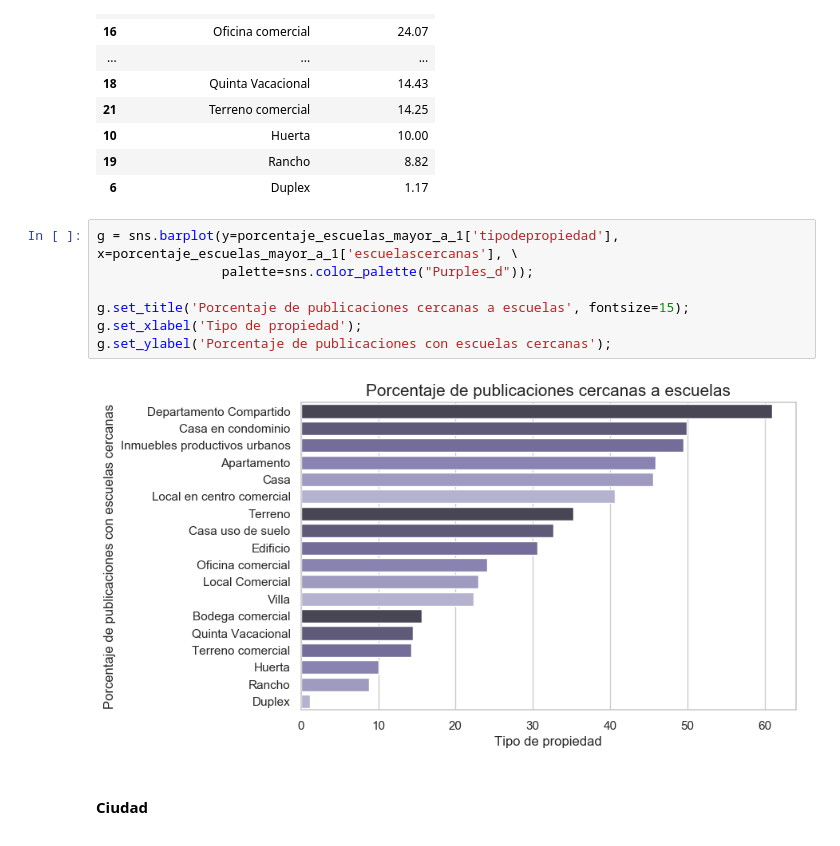
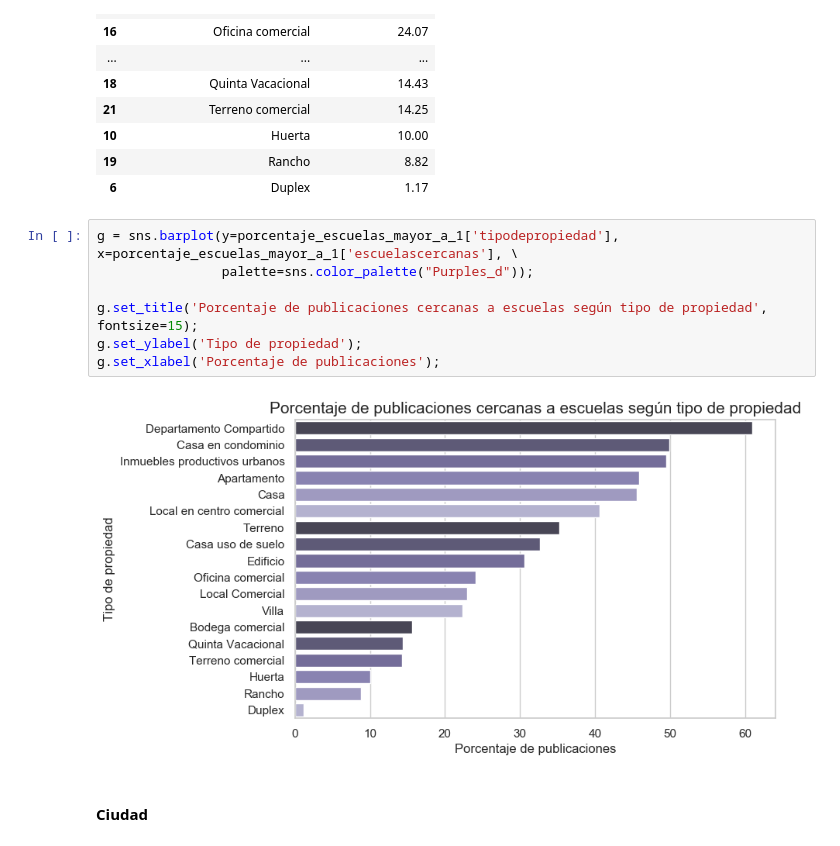
Before and after one commit to cessar5/7506_20192C, a Jupyter notebook: AnalisisAmenitiesYOtros.ipynb, the cells around one changed output. Cells and saved outputs as stored; diff of their text form.

```diff
--- a/AnalisisAmenitiesYOtros.ipynb
+++ b/AnalisisAmenitiesYOtros.ipynb
@@ -1088,12 +1088,12 @@ porcentaje_escuelas_mayor_a_1
 # %%
 g = sns.barplot(y=porcentaje_escuelas_mayor_a_1['tipodepropiedad'], x=porcentaje_escuelas_mayor_a_1['escuelascercanas'], \
                 palette=sns.color_palette("Purples_d"));
 
-g.set_title('Porcentaje de publicaciones cercanas a escuelas', fontsize=15);
-g.set_xlabel('Tipo de propiedad');
-g.set_ylabel('Porcentaje de publicaciones con escuelas cercanas');
+g.set_title('Porcentaje de publicaciones cercanas a escuelas según tipo de propiedad', fontsize=15);
+g.set_ylabel('Tipo de propiedad');
+g.set_xlabel('Porcentaje de publicaciones');
 # %% [output]
-[figure, old version]
+[figure, new version]
 # %% [markdown]
 #### Ciudad
 # %%
```
Also changed, not shown: parts of 11 cells of this notebook.
